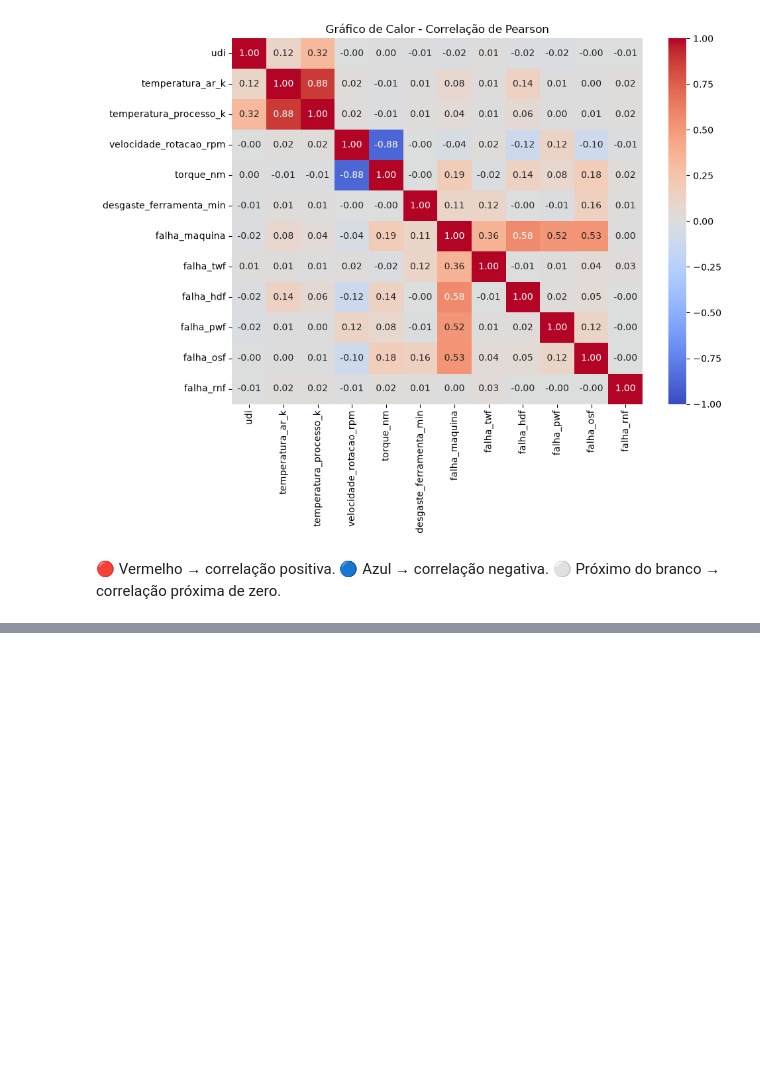
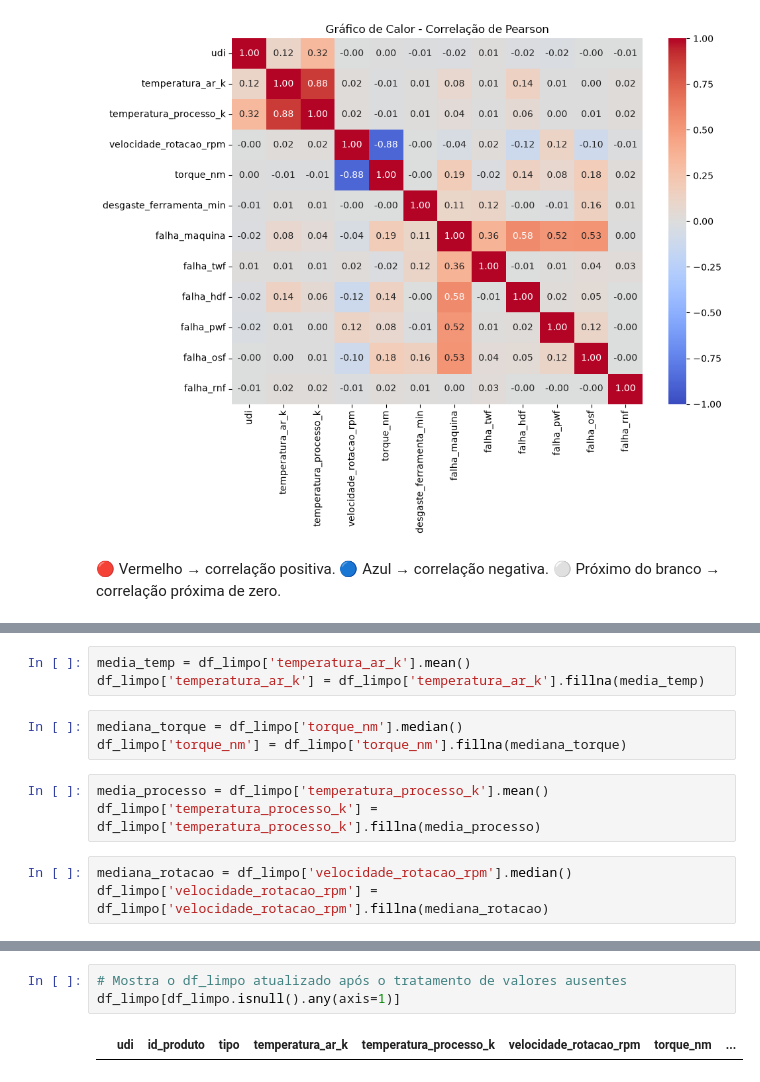
Before and after one commit to Carlos779-cloud/Projeto_Final, a Jupyter notebook: main.ipynb, the cells around one changed output, grey strips where cells are left out. Saved outputs shown, nothing was run; the diff lists cells and outputs as text; blank space fills up the shorter version.

```diff
--- a/main.ipynb
+++ b/main.ipynb
@@ -169,0 +247,12 @@ plt.show()
+# %%
+media_temp = df_limpo['temperatura_ar_k'].mean()
+df_limpo['temperatura_ar_k'] = df_limpo['temperatura_ar_k'].fillna(media_temp)
+# %%
+mediana_torque = df_limpo['torque_nm'].median()
+df_limpo['torque_nm'] = df_limpo['torque_nm'].fillna(mediana_torque)
+# %%
+media_processo = df_limpo['temperatura_processo_k'].mean()
+df_limpo['temperatura_processo_k'] = df_limpo['temperatura_processo_k'].fillna(media_processo)
+# %%
+mediana_rotacao = df_limpo['velocidade_rotacao_rpm'].median()
+df_limpo['velocidade_rotacao_rpm'] = df_limpo['velocidade_rotacao_rpm'].fillna(mediana_rotacao)
@@ -169,0 +278,5 @@ plt.show()
+# %%
+# Mostra o df_limpo atualizado após o tratamento de valores ausentes
+df_limpo[df_limpo.isnull().any(axis=1)]
+# %% [output]
+|  | udi | id_produto | tipo | temperatura_ar_k | temperatura_processo_k | velocidade_rotacao_rpm | torque_nm | ... |
```
Also changed, not shown: parts of 13 cells of this notebook, 1 other file.
